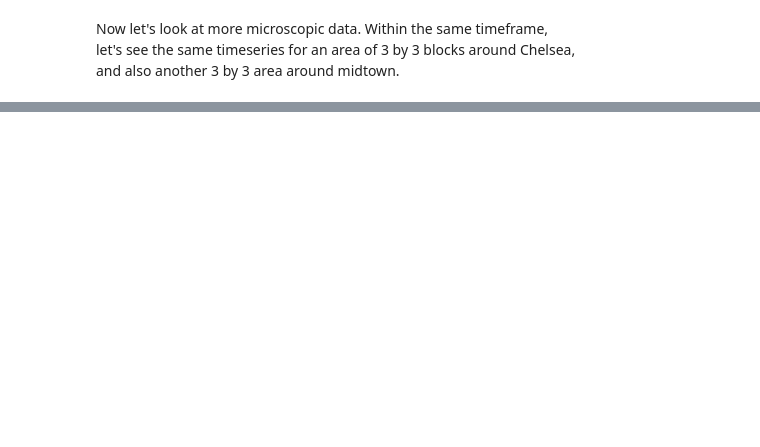
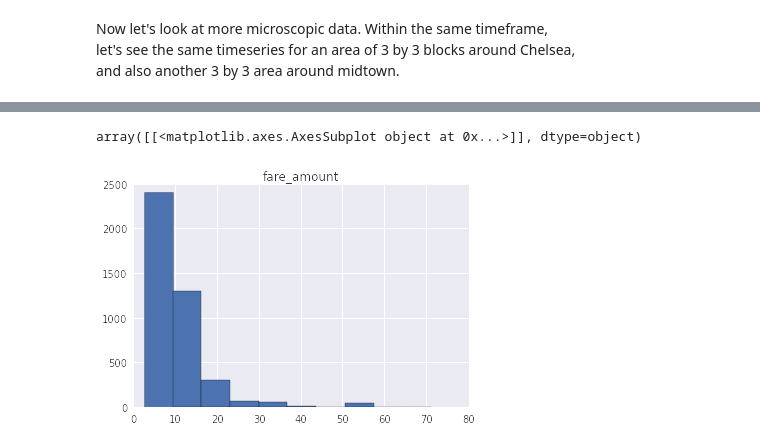
Before and after one commit to ionanrozenfeld/taxi, a Jupyter notebook: Capstone_project.ipynb, the cells around one changed output, grey strips where cells are left out. Saved outputs shown, nothing was run; the diff lists cells and outputs as text; code cells hidden in the pictures; blank space fills up the shorter version.

```diff
--- a/Capstone_project.ipynb
+++ b/Capstone_project.ipynb
@@ -190,0 +239,9 @@ show(p)
+# %%
+sql_query = 'SELECT taxi_trip.id, taxi_trip.fare_amount, taxi_trip.trip_distance, \
+taxi_trip.trip_time_in_secs, taxi_trip.pickup_longitude, taxi_trip.pickup_latitude,\
+taxi_trip.dropoff_longitude, taxi_trip.dropoff_latitude, \
+trip_centers.pickup_center, trip_centers.dropoff_center FROM taxi_trip JOIN trip_centers\
+ ON (taxi_trip.id = trip_centers.id) WHERE WEEKDAY(pickup_datetime) = \
+ '+str(my_day_of_week)+' AND TIME(pickup_datetime) >= "' +\
+str(my_time) + '" AND TIME(pickup_datetime) < "' + str(my_time_plus_delta) + \
+'" AND trip_centers.pickup_center = '+str(my_center_id)
@@ -190,0 +252,2 @@ show(p)
+# %%
+df_mysql2 = pd.read_sql(sql_query, con=connect)
@@ -190,0 +269,5 @@ show(p)
+# %%
+df_mysql2.hist('fare_amount')
+# %% [output]
+array([[<matplotlib.axes.AxesSubplot object at 0x...>]], dtype=object)
+[figure, added]
```
Also changed, not shown: parts of 15 cells of this notebook, 9 other files.
